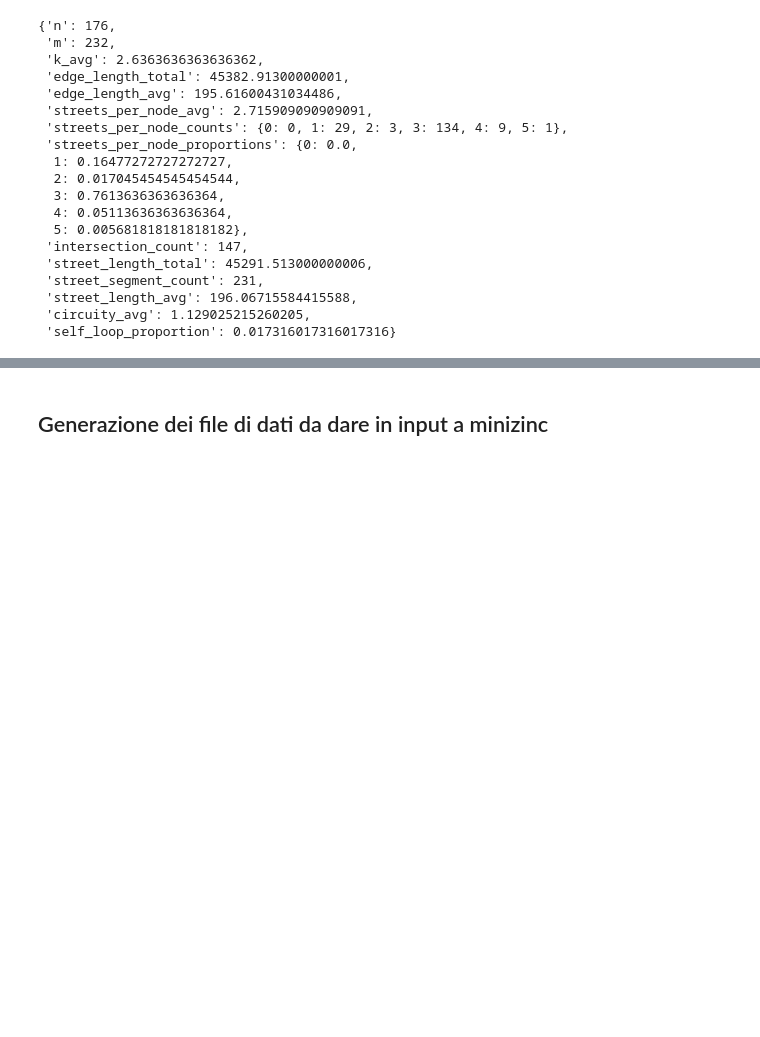
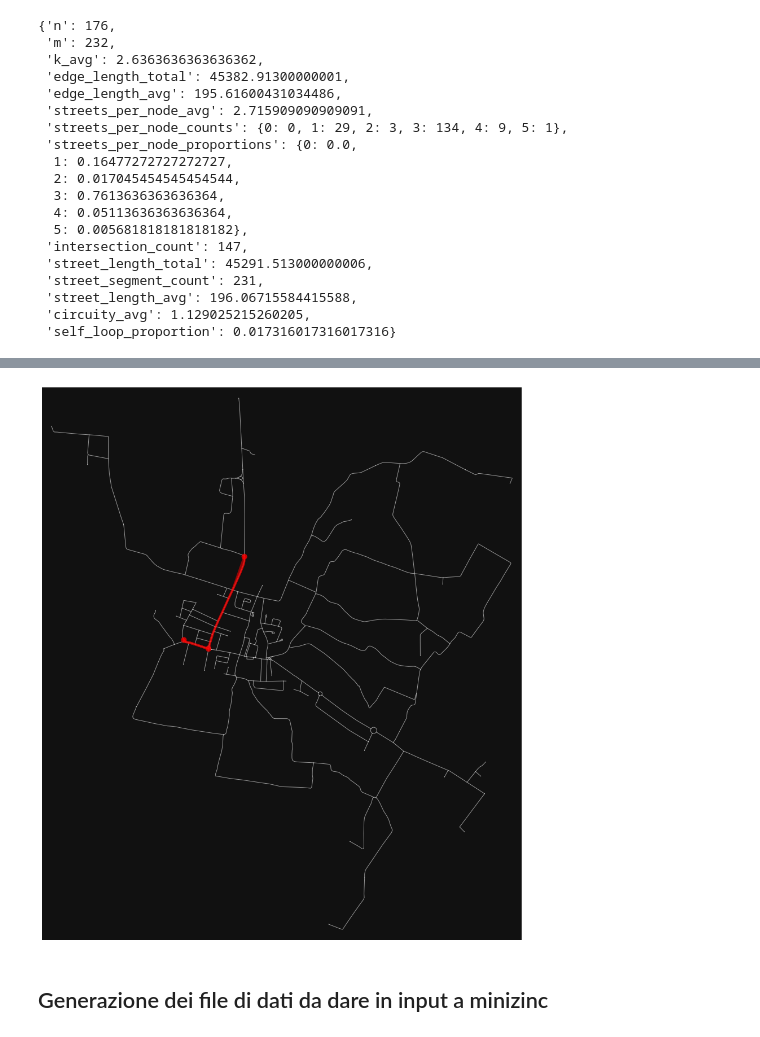
Before and after one commit to jokerale/pizzaguy, a Jupyter notebook: code/plot.ipynb, the cells around one changed output, grey strips where cells are left out. Saved outputs shown, nothing was run; the diff lists cells and outputs as text; code cells hidden in the pictures; blank space fills up the shorter version.

Commit message:
Added something useful for travel visualization.

```diff
--- a/code/plot.ipynb
+++ b/code/plot.ipynb
@@ -221,3 +235,10 @@ mDistSorted2.head()
+# %%
+route = ox.shortest_path(dGraph, 1, 120, weight="length")
+route2 = ox.shortest_path(dGraph,120,34, weight="length")
+route3 = ox.shortest_path(dGraph, 34, 1, weight="length")
+fig, ax = ox.plot_graph_routes(dGraph,[route,route2,route3],node_size=1,figsize=(18,18))
+# %% [output]
+[figure, added]
 # %%
 ##### xx=nx.spring_layout(graph)
 #nx.draw_networkx(graph,xx)
```
Also changed, not shown: parts of 4 cells of this notebook, 3 other files.
